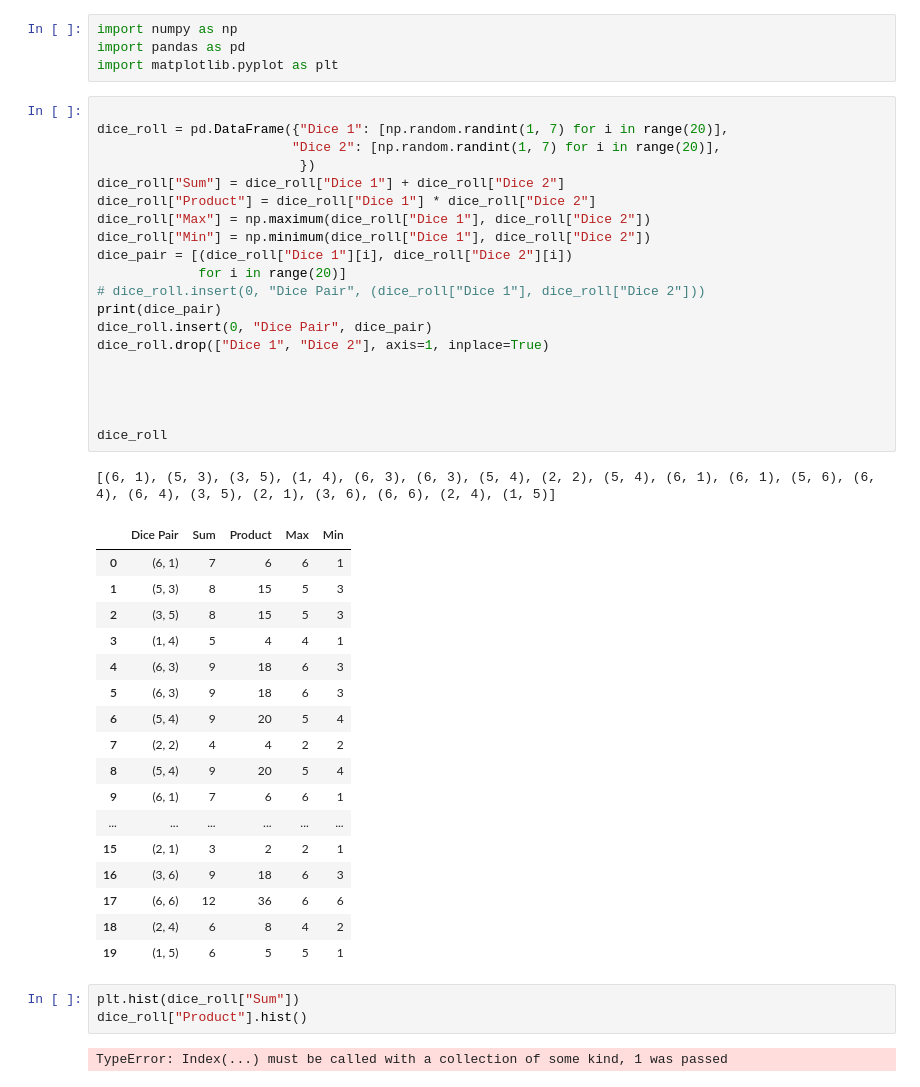
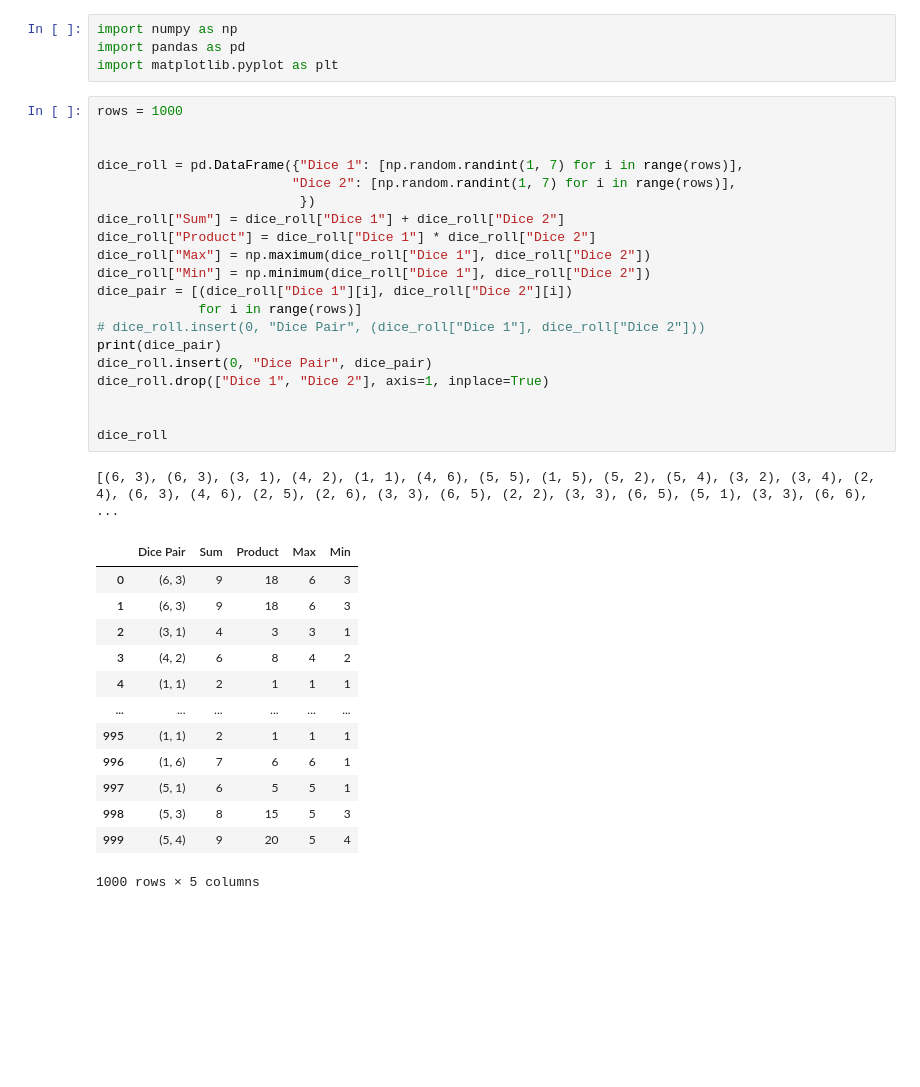
Before and after one commit to Ericdarkblade/Data_Analysis_INFO-I399, a Jupyter notebook: Week 5/Week 5 Lab.ipynb, the cells around one changed output. Cells and saved outputs as stored; diff of their text form; blank space fills up the shorter version.

```diff
--- a/Week 5/Week 5 Lab.ipynb
+++ b/Week 5/Week 5 Lab.ipynb
@@ -3,46 +3,37 @@ import numpy as np
 import pandas as pd
 import matplotlib.pyplot as plt
 # %%
+rows = 1000
 
-dice_roll = pd.DataFrame({"Dice 1": [np.random.randint(1, 7) for i in range(20)],
-                         "Dice 2": [np.random.randint(1, 7) for i in range(20)],
+
+dice_roll = pd.DataFrame({"Dice 1": [np.random.randint(1, 7) for i in range(rows)],
+                         "Dice 2": [np.random.randint(1, 7) for i in range(rows)],
                           })
 dice_roll["Sum"] = dice_roll["Dice 1"] + dice_roll["Dice 2"]
 dice_roll["Product"] = dice_roll["Dice 1"] * dice_roll["Dice 2"]
 dice_roll["Max"] = np.maximum(dice_roll["Dice 1"], dice_roll["Dice 2"])
 dice_roll["Min"] = np.minimum(dice_roll["Dice 1"], dice_roll["Dice 2"])
 dice_pair = [(dice_roll["Dice 1"][i], dice_roll["Dice 2"][i])
-             for i in range(20)]
+             for i in range(rows)]
 # dice_roll.insert(0, "Dice Pair", (dice_roll["Dice 1"], dice_roll["Dice 2"]))
 print(dice_pair)
 dice_roll.insert(0, "Dice Pair", dice_pair)
 dice_roll.drop(["Dice 1", "Dice 2"], axis=1, inplace=True)
 
 
-
-
 dice_roll
 # %% [output]
-[(6, 1), (5, 3), (3, 5), (1, 4), (6, 3), (6, 3), (5, 4), (2, 2), (5, 4), (6, 1), (6, 1), (5, 6), (6, 4), (6, 4), (3, 5), (2, 1), (3, 6), (6, 6), (2, 4), (1, 5)]
+[(6, 3), (6, 3), (3, 1), (4, 2), (1, 1), (4, 6), (5, 5), (1, 5), (5, 2), (5, 4), (3, 2), (3, 4), (2, 4), (6, 3), (4, 6), (2, 5), (2, 6), (3, 3), (6, 5), (2, 2), (3, 3), (6, 5), (5, 1), (3, 3), (6, 6), ...
 |  | Dice Pair | Sum | Product | Max | Min |
-| 0 | (6, 1) | 7 | 6 | 6 | 1 |
-| 1 | (5, 3) | 8 | 15 | 5 | 3 |
-| 2 | (3, 5) | 8 | 15 | 5 | 3 |
-| 3 | (1, 4) | 5 | 4 | 4 | 1 |
-| 4 | (6, 3) | 9 | 18 | 6 | 3 |
-| 5 | (6, 3) | 9 | 18 | 6 | 3 |
-| 6 | (5, 4) | 9 | 20 | 5 | 4 |
-| 7 | (2, 2) | 4 | 4 | 2 | 2 |
-| 8 | (5, 4) | 9 | 20 | 5 | 4 |
-| 9 | (6, 1) | 7 | 6 | 6 | 1 |
+| 0 | (6, 3) | 9 | 18 | 6 | 3 |
+| 1 | (6, 3) | 9 | 18 | 6 | 3 |
+| 2 | (3, 1) | 4 | 3 | 3 | 1 |
+| 3 | (4, 2) | 6 | 8 | 4 | 2 |
+| 4 | (1, 1) | 2 | 1 | 1 | 1 |
 | ... | ... | ... | ... | ... | ... |
-| 15 | (2, 1) | 3 | 2 | 2 | 1 |
-| 16 | (3, 6) | 9 | 18 | 6 | 3 |
-| 17 | (6, 6) | 12 | 36 | 6 | 6 |
-| 18 | (2, 4) | 6 | 8 | 4 | 2 |
-| 19 | (1, 5) | 6 | 5 | 5 | 1 |
+| 995 | (1, 1) | 2 | 1 | 1 | 1 |
+| 996 | (1, 6) | 7 | 6 | 6 | 1 |
+| 997 | (5, 1) | 6 | 5 | 5 | 1 |
+| 998 | (5, 3) | 8 | 15 | 5 | 3 |
+| 999 | (5, 4) | 9 | 20 | 5 | 4 |
+1000 rows × 5 columns
-# %%
-plt.hist(dice_roll["Sum"])
-dice_roll["Product"].hist()
-# %% [output]
-TypeError: Index(...) must be called with a collection of some kind, 1 was passed
```
Also changed, not shown: parts of 6 cells of this notebook.
